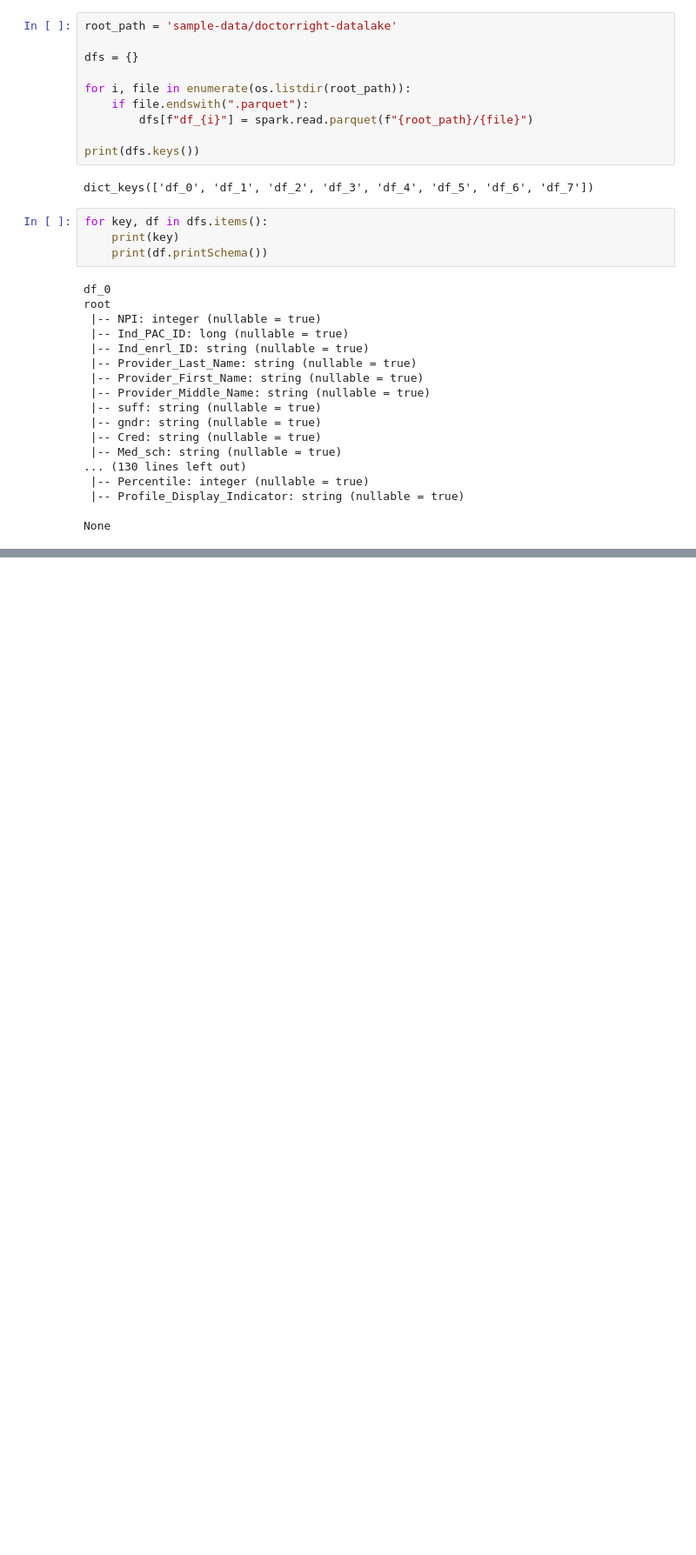
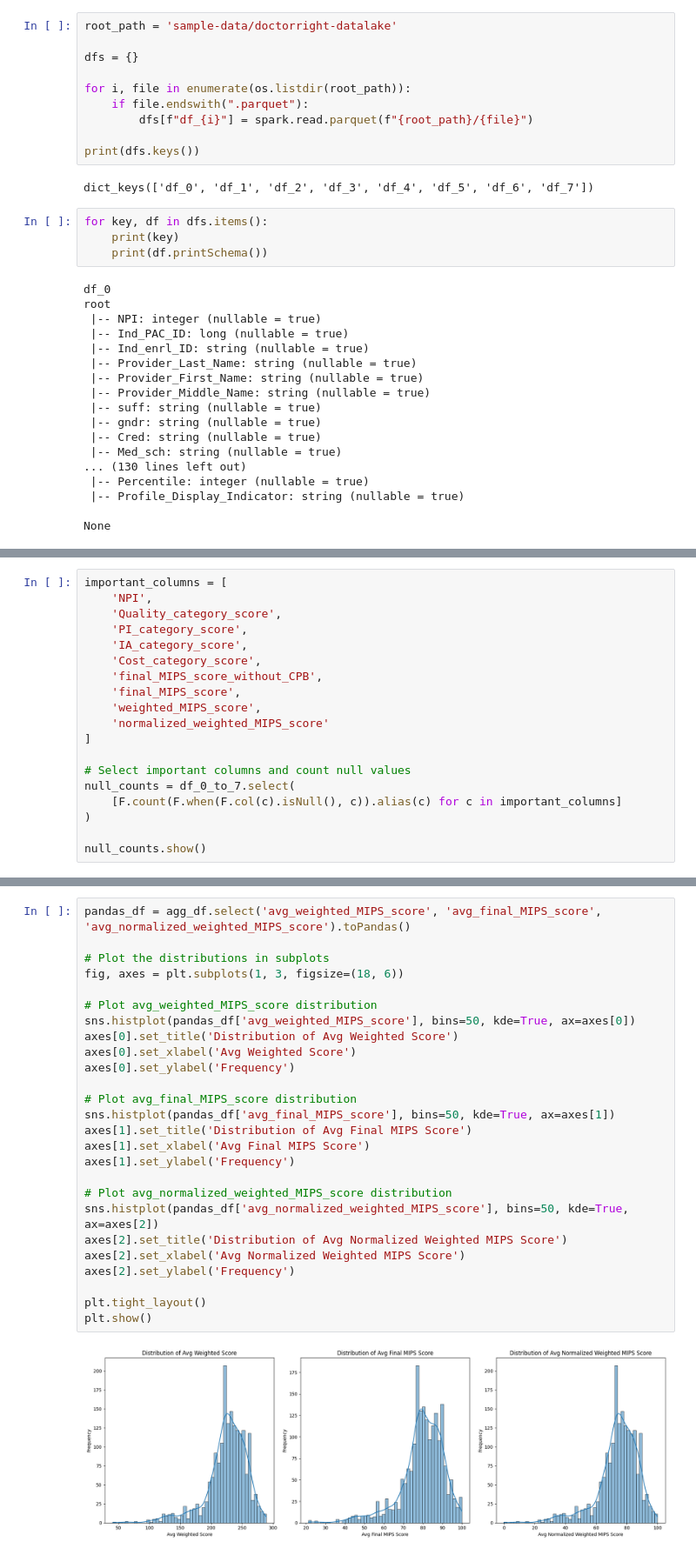
Before and after one commit to Sahil1709/doctor-right, a Jupyter notebook: eda-combined.ipynb, the cells around one changed output, grey strips where cells are left out. Shown: that part at 87% size. Cells and saved outputs as stored; diff of their text form; blank space fills up the shorter version.

```diff
--- a/eda-combined.ipynb
+++ b/eda-combined.ipynb
@@ -138,0 +344,19 @@ org.apache.spark.SparkException: Exception thrown in awaitResult:
+# %%
+important_columns = [
+    'NPI',
+    'Quality_category_score',
+    'PI_category_score',
+    'IA_category_score',
+    'Cost_category_score',
+    'final_MIPS_score_without_CPB',
+    'final_MIPS_score',
+    'weighted_MIPS_score',
+    'normalized_weighted_MIPS_score'
+]
+
+# Select important columns and count null values
+null_counts = df_0_to_7.select(
+    [F.count(F.when(F.col(c).isNull(), c)).alias(c) for c in important_columns]
+)
+
+null_counts.show()
@@ -138,0 +411,28 @@ org.apache.spark.SparkException: Exception thrown in awaitResult:
+# %%
+pandas_df = agg_df.select('avg_weighted_MIPS_score', 'avg_final_MIPS_score', 'avg_normalized_weighted_MIPS_score').toPandas()
+
+# Plot the distributions in subplots
+fig, axes = plt.subplots(1, 3, figsize=(18, 6))
+
+# Plot avg_weighted_MIPS_score distribution
+sns.histplot(pandas_df['avg_weighted_MIPS_score'], bins=50, kde=True, ax=axes[0])
+axes[0].set_title('Distribution of Avg Weighted Score')
+axes[0].set_xlabel('Avg Weighted Score')
+axes[0].set_ylabel('Frequency')
+
+# Plot avg_final_MIPS_score distribution
+sns.histplot(pandas_df['avg_final_MIPS_score'], bins=50, kde=True, ax=axes[1])
+axes[1].set_title('Distribution of Avg Final MIPS Score')
+axes[1].set_xlabel('Avg Final MIPS Score')
+axes[1].set_ylabel('Frequency')
+
+# Plot avg_normalized_weighted_MIPS_score distribution
+sns.histplot(pandas_df['avg_normalized_weighted_MIPS_score'], bins=50, kde=True, ax=axes[2])
+axes[2].set_title('Distribution of Avg Normalized Weighted MIPS Score')
+axes[2].set_xlabel('Avg Normalized Weighted MIPS Score')
+axes[2].set_ylabel('Frequency')
+
+plt.tight_layout()
+plt.show()
+# %% [output]
+[figure, added]
```
Also changed, not shown: parts of 33 cells of this notebook, 2 other files.
